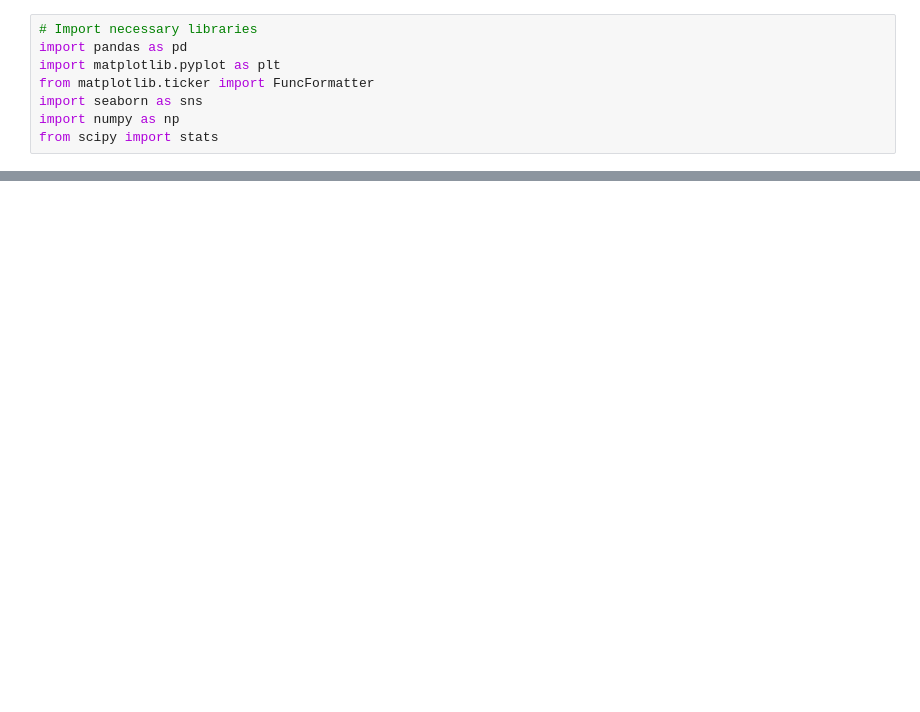
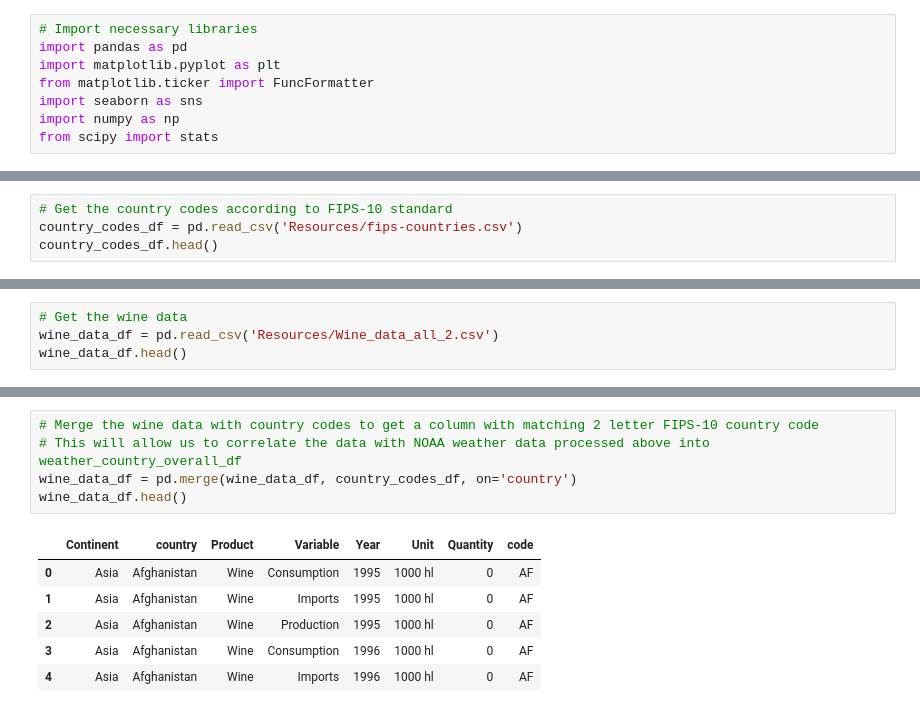
Before and after one commit to omomadcat/Viticulture, a Jupyter notebook: weather_stats.ipynb, the cells around one changed output, grey strips where cells are left out. Saved outputs shown, nothing was run; the diff lists cells and outputs as text; blank space fills up the shorter version.

```diff
--- a/weather_stats.ipynb
+++ b/weather_stats.ipynb
@@ -189,0 +192,4 @@ mean_df.tail(50)
+# %%
+# Get the country codes according to FIPS-10 standard
+country_codes_df = pd.read_csv('Resources/fips-countries.csv')
+country_codes_df.head()
@@ -189,0 +203,4 @@ mean_df.tail(50)
+# %%
+# Get the wine data
+wine_data_df = pd.read_csv('Resources/Wine_data_all_2.csv')
+wine_data_df.head()
@@ -189,0 +214,12 @@ mean_df.tail(50)
+# %%
+# Merge the wine data with country codes to get a column with matching 2 letter FIPS-10 country code
+# This will allow us to correlate the data with NOAA weather data processed above into weather_country_overall_df
+wine_data_df = pd.merge(wine_data_df, country_codes_df, on='country')
+wine_data_df.head()
+# %% [output]
+|  | Continent | country | Product | Variable | Year | Unit | Quantity | code |
+| 0 | Asia | Afghanistan | Wine | Consumption | 1995 | 1000 hl | 0 | AF |
+| 1 | Asia | Afghanistan | Wine | Imports | 1995 | 1000 hl | 0 | AF |
+| 2 | Asia | Afghanistan | Wine | Production | 1995 | 1000 hl | 0 | AF |
+| 3 | Asia | Afghanistan | Wine | Consumption | 1996 | 1000 hl | 0 | AF |
+| 4 | Asia | Afghanistan | Wine | Imports | 1996 | 1000 hl | 0 | AF |
```
Also changed, not shown: parts of 14 cells of this notebook, 2 other files.
